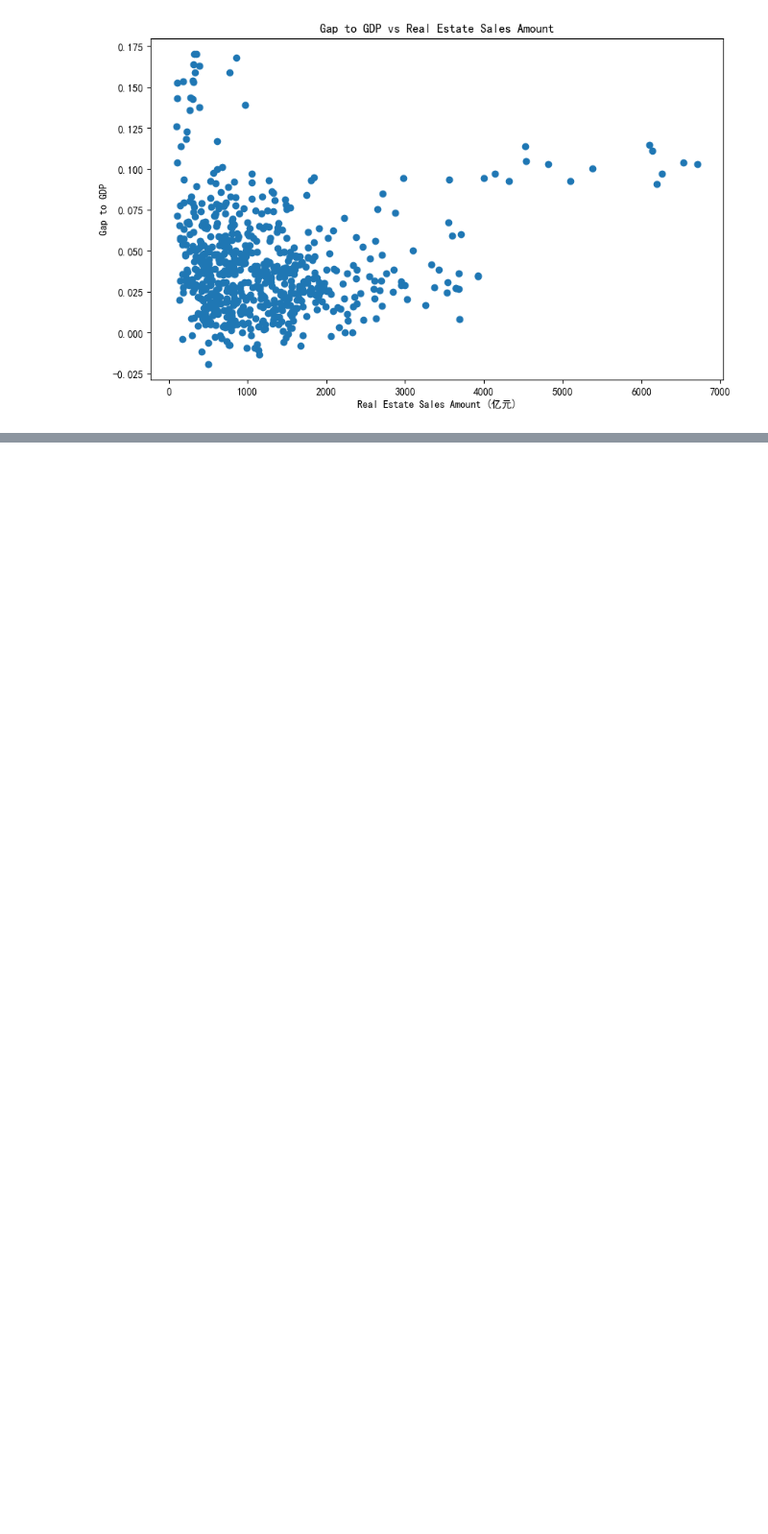
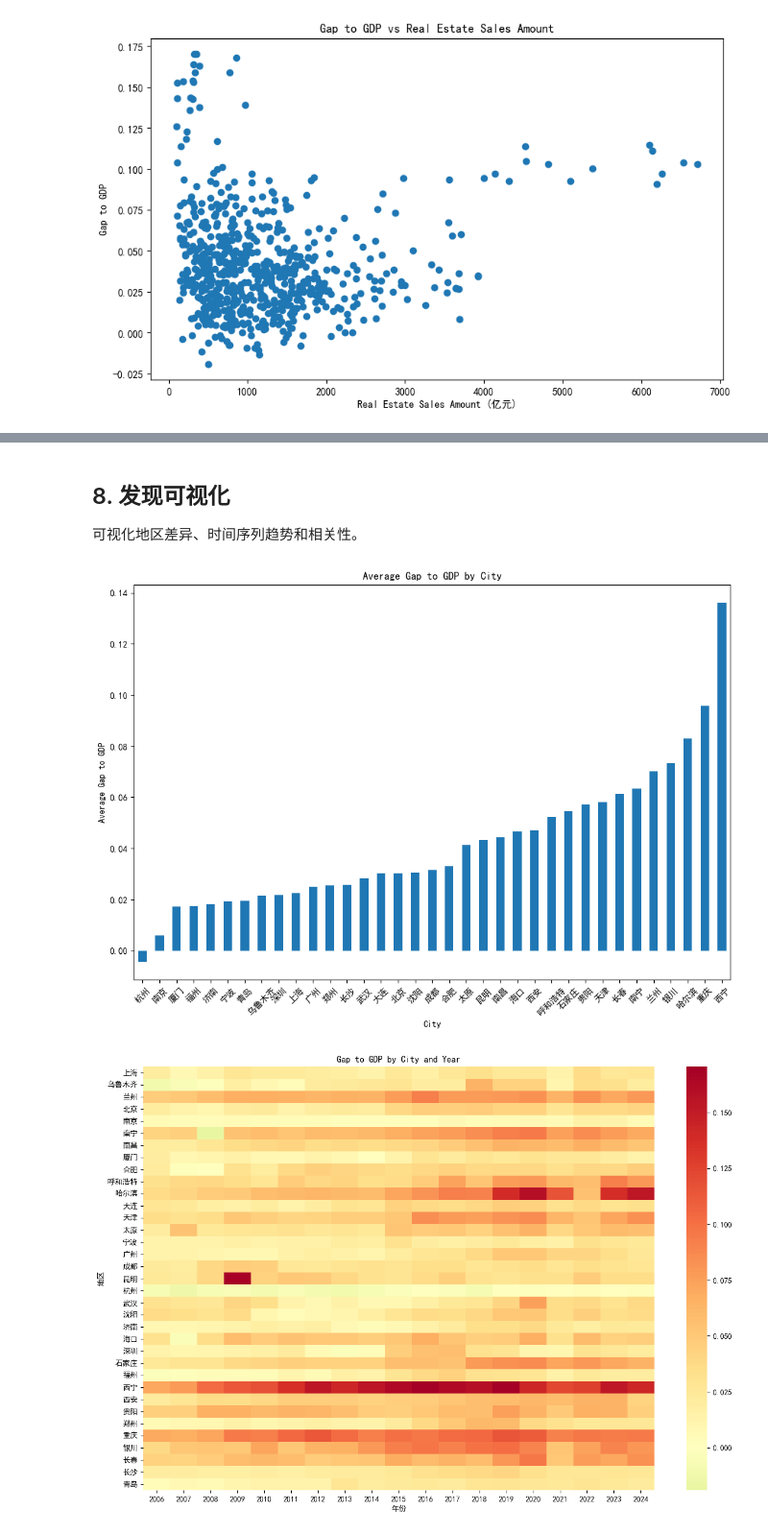
Before and after one commit to tianxm/data_analysis_hw, a Jupyter notebook: team_01/city-fiscal-gap-analysis/03_RealEstate_EDA_analysis.ipynb, the cells around one changed output, grey strips where cells are left out. Shown at 96% size. Cells and saved outputs as stored; diff of their text form; code cells hidden in the pictures; blank space fills up the shorter version.

```diff
--- a/team_01/city-fiscal-gap-analysis/03_RealEstate_EDA_analysis.ipynb
+++ b/team_01/city-fiscal-gap-analysis/03_RealEstate_EDA_analysis.ipynb
@@ -236,0 +333,40 @@ Average Gap to GDP by City:
+# %% [markdown]
+## 8. 发现可视化
+
+可视化地区差异、时间序列趋势和相关性。
+# %%
+# Bar plot of average gap_to_gdp by city
+plt.figure(figsize=(12, 8))
+regional_gap.plot(kind='bar')
+plt.title('Average Gap to GDP by City')
+plt.xlabel('City')
+plt.ylabel('Average Gap to GDP')
+plt.xticks(rotation=45)
+plt.show()
+
+# Heatmap of gap_to_gdp by city and year
+pivot_gap = merged_df.pivot_table(values='gap_to_gdp', index='地区', columns='年份')
+plt.figure(figsize=(15, 10))
+sns.heatmap(pivot_gap, cmap='RdYlGn_r', center=0)
+plt.title('Gap to GDP by City and Year')
+plt.show()
+
+# Combined time series: gap_to_gdp and real estate investment
+fig, ax1 = plt.subplots(figsize=(12, 6))
+
+ax1.plot(temporal_gap.index, temporal_gap.values, 'b-', label='Gap to GDP')
+ax1.set_xlabel('Year')
+ax1.set_ylabel('Gap to GDP', color='b')
+ax1.tick_params(axis='y', labelcolor='b')
+
+ax2 = ax1.twinx()
+ax2.plot(temporal_real_estate.index, temporal_real_estate['房地产开发投资额'], 'r-', label='Real Estate Investment')
+ax2.set_ylabel('Real Estate Investment (亿元)', color='r')
+ax2.tick_params(axis='y', labelcolor='r')
+
+plt.title('Gap to GDP and Real Estate Investment Over Time')
+fig.tight_layout()
+plt.show()
+# %% [output]
+[figure, added]
+[figure, added]
```
Also changed, not shown: parts of 6 cells of this notebook.
